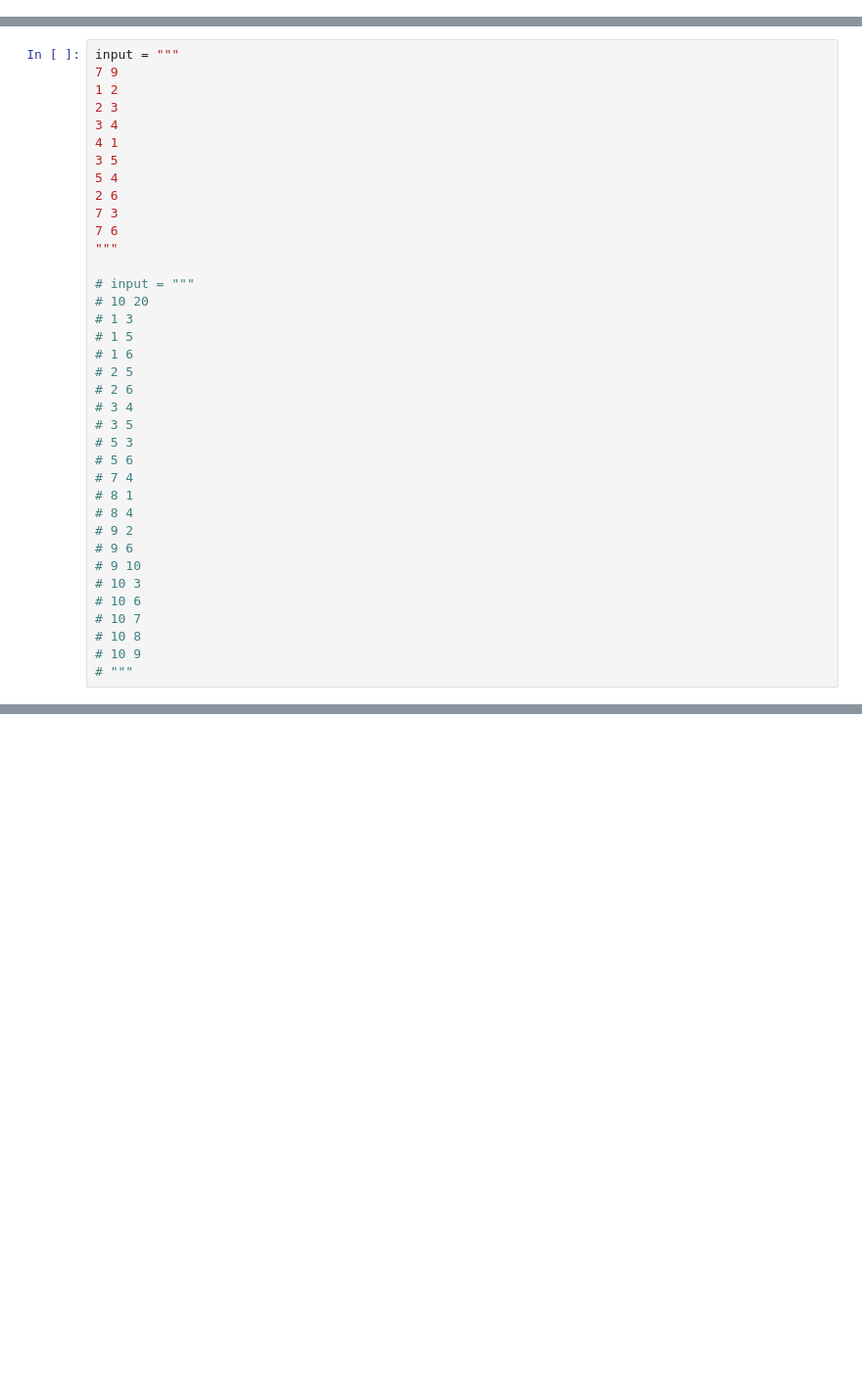
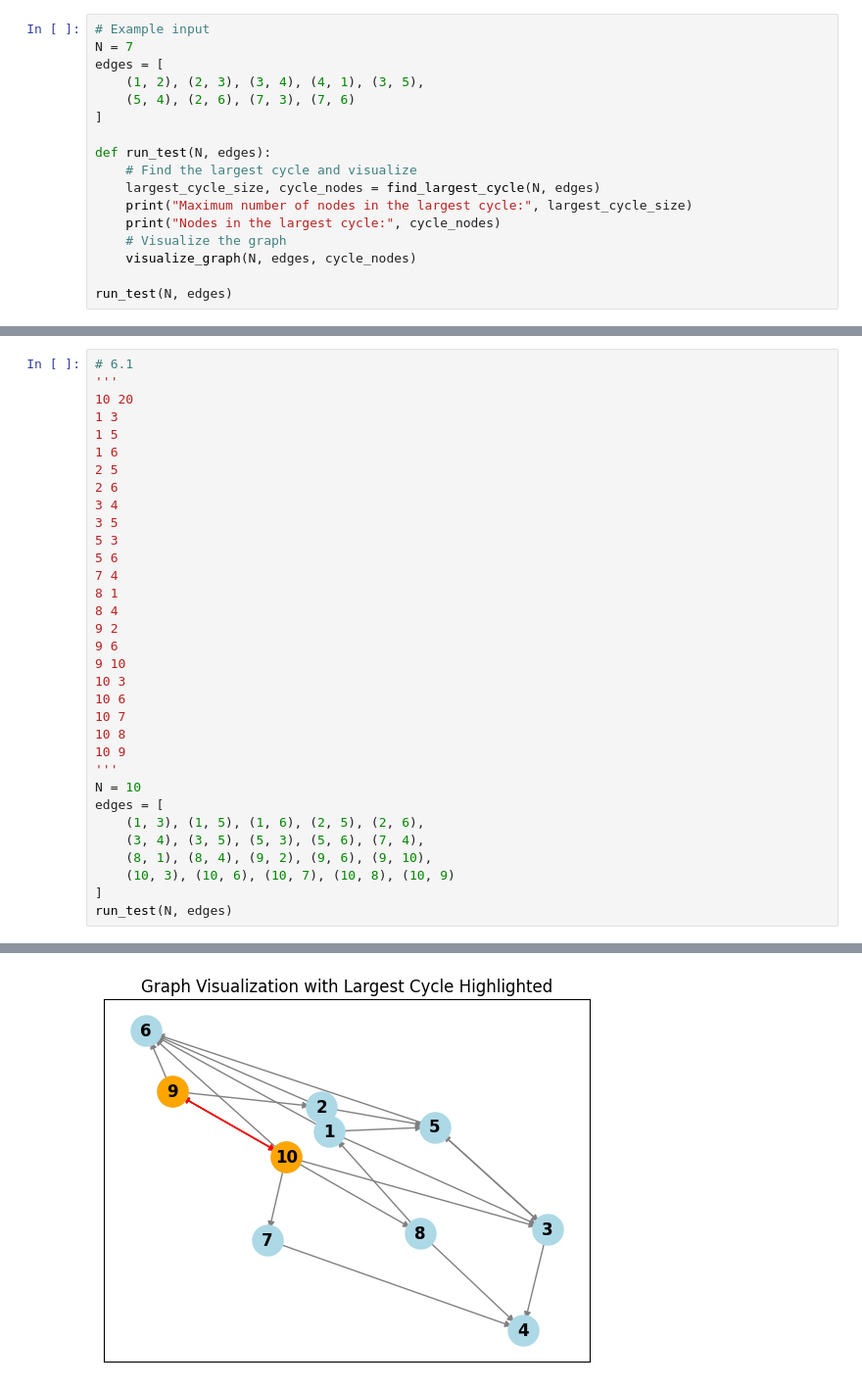
Before and after one commit to PhupaSirirat/Algorithm-Design-Analysis, a Jupyter notebook: LAB6 Graph Algorithm 1/lab6.ipynb, the cells around one changed output, grey strips where cells are left out. Shown at 98% size. Saved outputs shown, nothing was run; the diff lists cells and outputs as text; blank space fills up the shorter version.

```diff
--- a/LAB6 Graph Algorithm 1/lab6.ipynb
+++ b/LAB6 Graph Algorithm 1/lab6.ipynb
@@ -0,0 +96,17 @@
+# %%
+# Example input
+N = 7
+edges = [
+    (1, 2), (2, 3), (3, 4), (4, 1), (3, 5),
+    (5, 4), (2, 6), (7, 3), (7, 6)
+]
+
+def run_test(N, edges):
+    # Find the largest cycle and visualize
+    largest_cycle_size, cycle_nodes = find_largest_cycle(N, edges)
+    print("Maximum number of nodes in the largest cycle:", largest_cycle_size)
+    print("Nodes in the largest cycle:", cycle_nodes)
+    # Visualize the graph
+    visualize_graph(N, edges, cycle_nodes)
+
+run_test(N, edges)
@@ -1,37 +117,34 @@
 # %%
-input = """
-7 9
-1 2
-2 3
+# 6.1
+'''
+10 20
+1 3
+1 5
+1 6
+2 5
+2 6
 3 4
-4 1
 3 5
-5 4
-2 6
-7 3
-7 6
-"""
-
-# input = """
-# 10 20
-# 1 3
-# 1 5
-# 1 6
-# 2 5
-# 2 6
-# 3 4
-# 3 5
-# 5 3
-# 5 6
-# 7 4
-# 8 1
-# 8 4
-# 9 2
-# 9 6
-# 9 10
-# 10 3
-# 10 6
-# 10 7
-# 10 8
-# 10 9
-# """
+5 3
+5 6
+7 4
+8 1
+8 4
+9 2
+9 6
+9 10
+10 3
+10 6
+10 7
+10 8
+10 9
+'''
+N = 10
+edges = [
+    (1, 3), (1, 5), (1, 6), (2, 5), (2, 6),
+    (3, 4), (3, 5), (5, 3), (5, 6), (7, 4),
+    (8, 1), (8, 4), (9, 2), (9, 6), (9, 10),
+    (10, 3), (10, 6), (10, 7), (10, 8), (10, 9)
+]
+run_test(N, edges)
+# %% [output]
@@ -37,0 +153 @@ input = """
+[figure, added]
```
Also changed, not shown: parts of 13 cells of this notebook.
